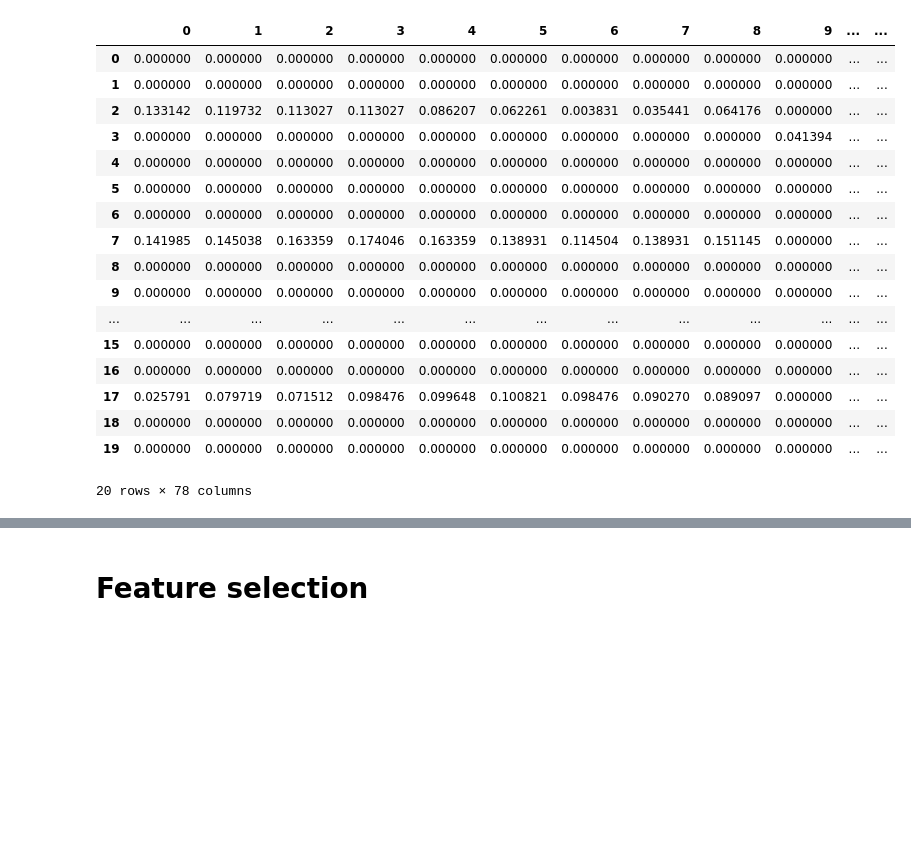
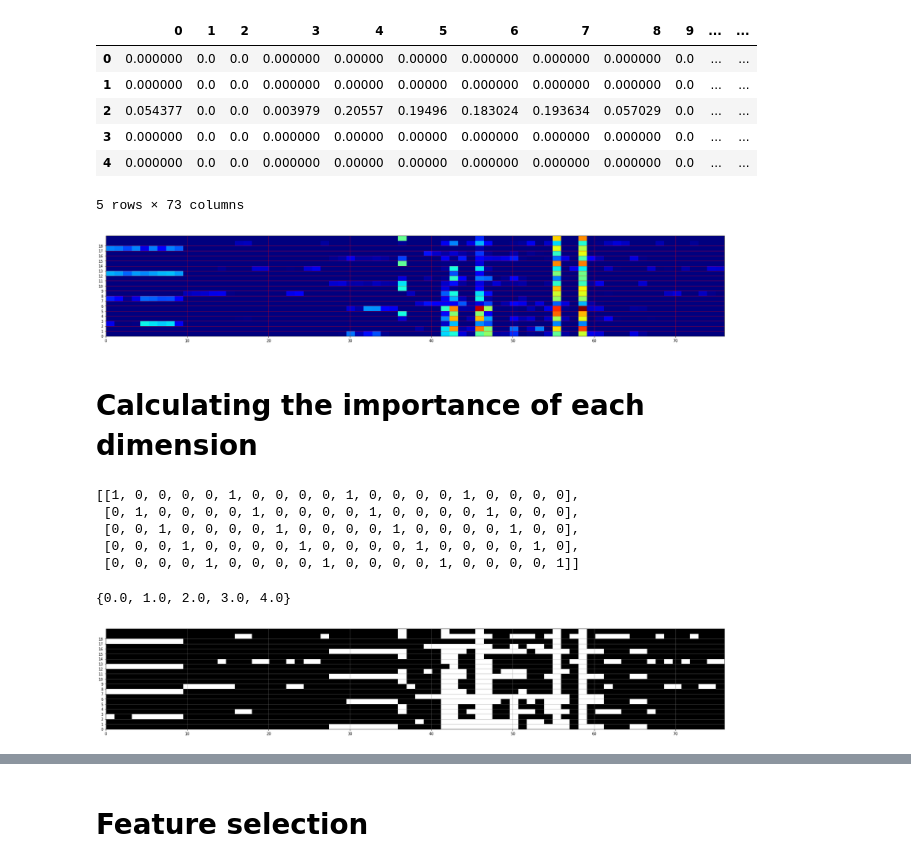
Before and after one commit to ThilinaDissanayake/Location_semantics, a Jupyter notebook: (test_2)knn.ipynb, the cells around one changed output, grey strips where cells are left out. Cells and saved outputs as stored; diff of their text form; code cells hidden in the pictures; blank space fills up the shorter version.

```diff
--- a/(test_2)knn.ipynb
+++ b/(test_2)knn.ipynb
@@ -40,25 +40,24 @@ test_root = root + str(test_env) + "/dat/" + "test_dat/"
 # %%
 training_data = pd.read_csv("env/" + str(test_env) + "/dat/train_dat/" + "features", header=None)
 # %%
-training_data
+training_data.head()
 # %% [output]
 |  | 0 | 1 | 2 | 3 | 4 | 5 | 6 | 7 | 8 | 9 | ... | ... |
-| 0 | 0.000000 | 0.000000 | 0.000000 | 0.000000 | 0.000000 | 0.000000 | 0.000000 | 0.000000 | 0.000000 | 0.000000 | ... | ... |
-| 1 | 0.000000 | 0.000000 | 0.000000 | 0.000000 | 0.000000 | 0.000000 | 0.000000 | 0.000000 | 0.000000 | 0.000000 | ... | ... |
-| 2 | 0.133142 | 0.119732 | 0.113027 | 0.113027 | 0.086207 | 0.062261 | 0.003831 | 0.035441 | 0.064176 | 0.000000 | ... | ... |
-| 3 | 0.000000 | 0.000000 | 0.000000 | 0.000000 | 0.000000 | 0.000000 | 0.000000 | 0.000000 | 0.000000 | 0.041394 | ... | ... |
-| 4 | 0.000000 | 0.000000 | 0.000000 | 0.000000 | 0.000000 | 0.000000 | 0.000000 | 0.000000 | 0.000000 | 0.000000 | ... | ... |
-| 5 | 0.000000 | 0.000000 | 0.000000 | 0.000000 | 0.000000 | 0.000000 | 0.000000 | 0.000000 | 0.000000 | 0.000000 | ... | ... |
-| 6 | 0.000000 | 0.000000 | 0.000000 | 0.000000 | 0.000000 | 0.000000 | 0.000000 | 0.000000 | 0.000000 | 0.000000 | ... | ... |
-| 7 | 0.141985 | 0.145038 | 0.163359 | 0.174046 | 0.163359 | 0.138931 | 0.114504 | 0.138931 | 0.151145 | 0.000000 | ... | ... |
-| 8 | 0.000000 | 0.000000 | 0.000000 | 0.000000 | 0.000000 | 0.000000 | 0.000000 | 0.000000 | 0.000000 | 0.000000 | ... | ... |
-| 9 | 0.000000 | 0.000000 | 0.000000 | 0.000000 | 0.000000 | 0.000000 | 0.000000 | 0.000000 | 0.000000 | 0.000000 | ... | ... |
-| ... | ... | ... | ... | ... | ... | ... | ... | ... | ... | ... | ... | ... |
-| 15 | 0.000000 | 0.000000 | 0.000000 | 0.000000 | 0.000000 | 0.000000 | 0.000000 | 0.000000 | 0.000000 | 0.000000 | ... | ... |
-| 16 | 0.000000 | 0.000000 | 0.000000 | 0.000000 | 0.000000 | 0.000000 | 0.000000 | 0.000000 | 0.000000 | 0.000000 | ... | ... |
-| 17 | 0.025791 | 0.079719 | 0.071512 | 0.098476 | 0.099648 | 0.100821 | 0.098476 | 0.090270 | 0.089097 | 0.000000 | ... | ... |
-| 18 | 0.000000 | 0.000000 | 0.000000 | 0.000000 | 0.000000 | 0.000000 | 0.000000 | 0.000000 | 0.000000 | 0.000000 | ... | ... |
-| 19 | 0.000000 | 0.000000 | 0.000000 | 0.000000 | 0.000000 | 0.000000 | 0.000000 | 0.000000 | 0.000000 | 0.000000 | ... | ... |
+| 0 | 0.000000 | 0.0 | 0.0 | 0.000000 | 0.00000 | 0.00000 | 0.000000 | 0.000000 | 0.000000 | 0.0 | ... | ... |
+| 1 | 0.000000 | 0.0 | 0.0 | 0.000000 | 0.00000 | 0.00000 | 0.000000 | 0.000000 | 0.000000 | 0.0 | ... | ... |
+| 2 | 0.054377 | 0.0 | 0.0 | 0.003979 | 0.20557 | 0.19496 | 0.183024 | 0.193634 | 0.057029 | 0.0 | ... | ... |
+| 3 | 0.000000 | 0.0 | 0.0 | 0.000000 | 0.00000 | 0.00000 | 0.000000 | 0.000000 | 0.000000 | 0.0 | ... | ... |
+| 4 | 0.000000 | 0.0 | 0.0 | 0.000000 | 0.00000 | 0.00000 | 0.000000 | 0.000000 | 0.000000 | 0.0 | ... | ... |
-20 rows × 78 columns
+5 rows × 73 columns
 # %%
 ticks=np.arange(0,19,1)
+# %%
+plt.figure(figsize=(30,5))
+plt.yticks(ticks)
+plt.grid(color='red', linestyle='-', linewidth=0.5)
+plt.imshow(training_data.iloc[:,0:-1],cmap='jet', interpolation='nearest', origin='lower', extent=[0,76,0,20], aspect='auto')
+plt.show()
+# %% [output]
+[figure, added]
+# %% [markdown]
+# Calculating the importance of each dimension
@@ -64,0 +80,8 @@ ticks=np.arange(0,19,1)
+# %%
+place
+# %% [output]
+[[1, 0, 0, 0, 0, 1, 0, 0, 0, 0, 1, 0, 0, 0, 0, 1, 0, 0, 0, 0],
+ [0, 1, 0, 0, 0, 0, 1, 0, 0, 0, 0, 1, 0, 0, 0, 0, 1, 0, 0, 0],
+ [0, 0, 1, 0, 0, 0, 0, 1, 0, 0, 0, 0, 1, 0, 0, 0, 0, 1, 0, 0],
+ [0, 0, 0, 1, 0, 0, 0, 0, 1, 0, 0, 0, 0, 1, 0, 0, 0, 0, 1, 0],
+ [0, 0, 0, 0, 1, 0, 0, 0, 0, 1, 0, 0, 0, 0, 1, 0, 0, 0, 0, 1]]
@@ -64,0 +90,4 @@ ticks=np.arange(0,19,1)
+# %%
+places
+# %% [output]
+{0.0, 1.0, 2.0, 3.0, 4.0}
@@ -64,0 +96,8 @@ ticks=np.arange(0,19,1)
+# %%
+plt.figure(figsize=(30,5))
+plt.yticks(ticks)
+plt.grid(color='grey', linestyle='-', linewidth=0.5)
+plt.imshow(feature_map,cmap='gray', interpolation='nearest', origin='lower', extent=[0,76,0,20], aspect='auto')
+plt.show()
+# %% [output]
+[figure, added]
```
Also changed, not shown: parts of 49 cells of this notebook, 3 other files.
